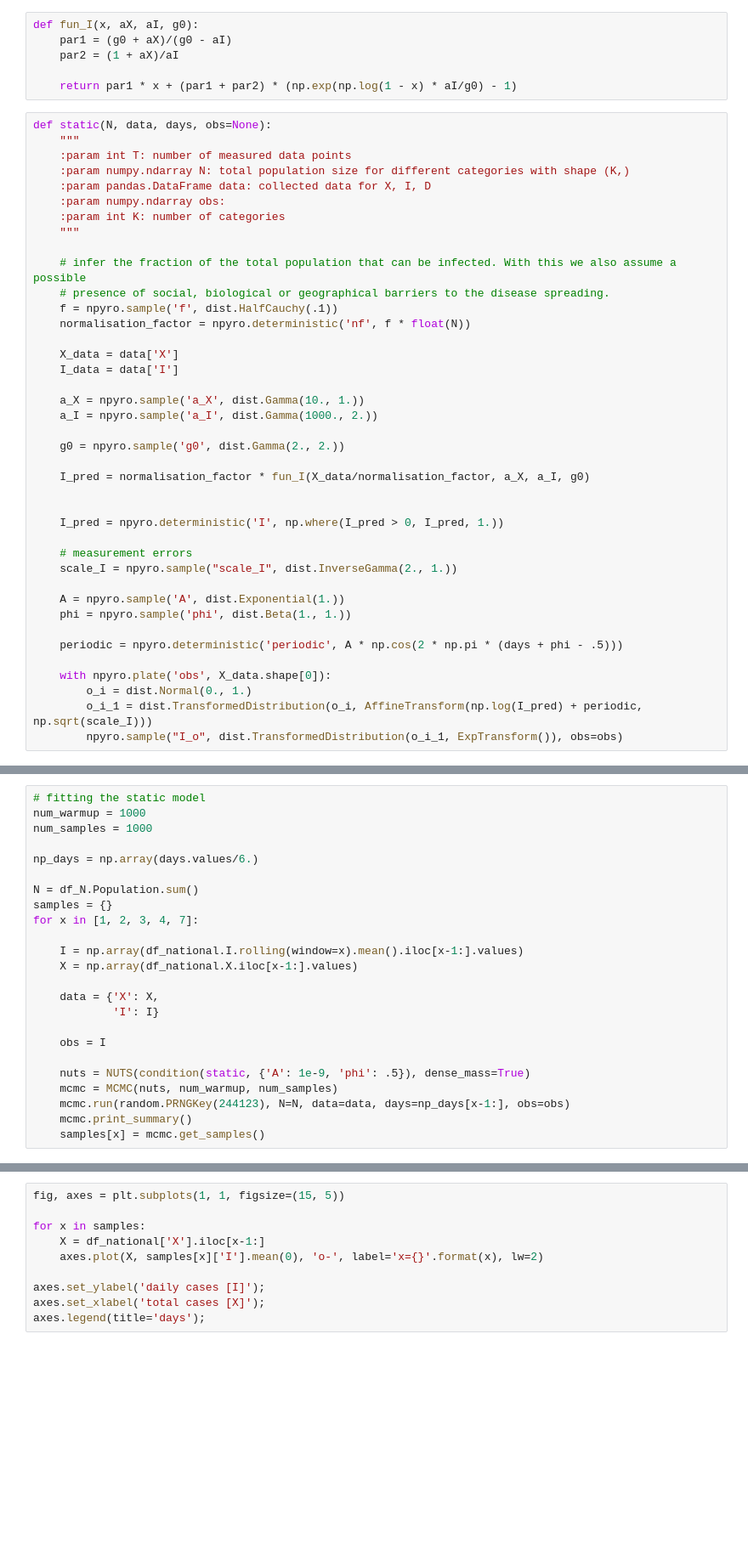
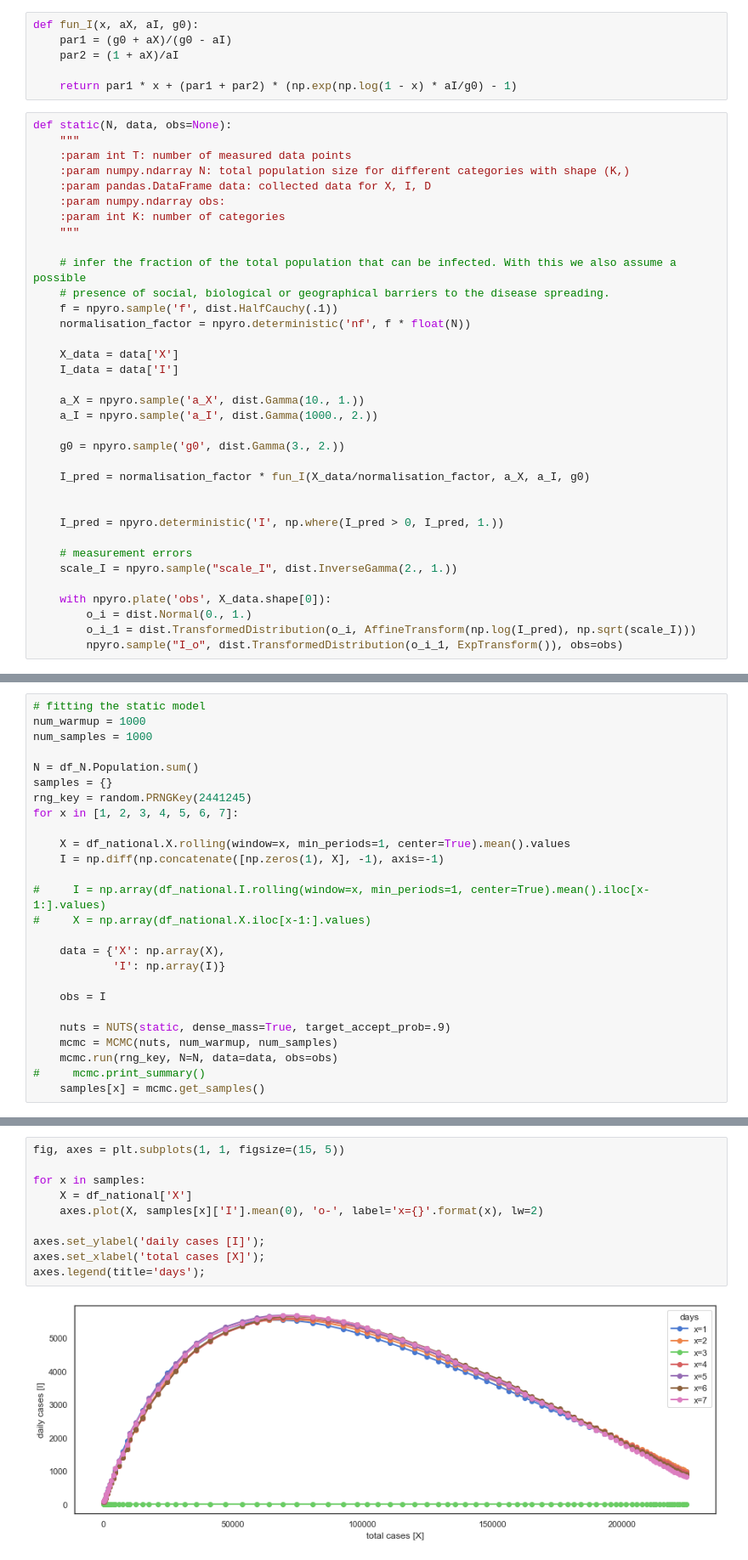
Before and after one commit to dimarkov/SIRCovid19, a Jupyter notebook: smoothing_data.ipynb, the cells around one changed output, grey strips where cells are left out. Shown at 85% size. Drawn from its saved outputs; the diff is of its cells as text; blank space fills up the shorter version.

```diff
--- a/smoothing_data.ipynb
+++ b/smoothing_data.ipynb
@@ -26,7 +26,7 @@ def fun_I(x, aX, aI, g0):
 
     return par1 * x + (par1 + par2) * (np.exp(np.log(1 - x) * aI/g0) - 1)
 # %%
-def static(N, data, days, obs=None):
+def static(N, data, obs=None):
     """
     :param int T: number of measured data points
     :param numpy.ndarray N: total population size for different categories with shape (K,)
@@ -46,7 +46,7 @@ def static(N, data, days, obs=None):
     a_X = npyro.sample('a_X', dist.Gamma(10., 1.))
     a_I = npyro.sample('a_I', dist.Gamma(1000., 2.))
 
-    g0 = npyro.sample('g0', dist.Gamma(2., 2.))
+    g0 = npyro.sample('g0', dist.Gamma(3., 2.))
 
     I_pred = normalisation_factor * fun_I(X_data/normalisation_factor, a_X, a_I, g0)
 
@@ -56,14 +56,9 @@ def static(N, data, days, obs=None):
     # measurement errors
     scale_I = npyro.sample("scale_I", dist.InverseGamma(2., 1.))
 
-    A = npyro.sample('A', dist.Exponential(1.))
-    phi = npyro.sample('phi', dist.Beta(1., 1.))
-
-    periodic = npyro.deterministic('periodic', A * np.cos(2 * np.pi * (days + phi - .5)))
-
     with npyro.plate('obs', X_data.shape[0]):
         o_i = dist.Normal(0., 1.)
-        o_i_1 = dist.TransformedDistribution(o_i, AffineTransform(np.log(I_pred) + periodic, np.sqrt(scale_I)))
+        o_i_1 = dist.TransformedDistribution(o_i, AffineTransform(np.log(I_pred), np.sqrt(scale_I)))
         npyro.sample("I_o", dist.TransformedDistribution(o_i_1, ExpTransform()), obs=obs)
 # %%
 # load information about the population in different regions
@@ -138,22 +152,24 @@ fig.savefig('smoothing.png', dpi=300)
 num_warmup = 1000
 num_samples = 1000
 
-np_days = np.array(days.values/6.)
-
 N = df_N.Population.sum()
 samples = {}
-for x in [1, 2, 3, 4, 7]:
+rng_key = random.PRNGKey(2441245)
+for x in [1, 2, 3, 4, 5, 6, 7]:
 
-    I = np.array(df_national.I.rolling(window=x).mean().iloc[x-1:].values)
-    X = np.array(df_national.X.iloc[x-1:].values)
+    X = df_national.X.rolling(window=x, min_periods=1, center=True).mean().values
+    I = np.diff(np.concatenate([np.zeros(1), X], -1), axis=-1)
 
-    data = {'X': X,
-            'I': I}
+#     I = np.array(df_national.I.rolling(window=x, min_periods=1, center=True).mean().iloc[x-1:].values)
+#     X = np.array(df_national.X.iloc[x-1:].values)
+
+    data = {'X': np.array(X),
+            'I': np.array(I)}
 
     obs = I
 
-    nuts = NUTS(condition(static, {'A': 1e-9, 'phi': .5}), dense_mass=True)
+    nuts = NUTS(static, dense_mass=True, target_accept_prob=.9)
     mcmc = MCMC(nuts, num_warmup, num_samples)
-    mcmc.run(random.PRNGKey(244123), N=N, data=data, days=np_days[x-1:], obs=obs)
-    mcmc.print_summary()
+    mcmc.run(rng_key, N=N, data=data, obs=obs)
+#     mcmc.print_summary()
     samples[x] = mcmc.get_samples()
@@ -162,10 +176,12 @@ Lockdown started in Italy on 9th of March, which corresponds to the 14th data po
 # %%
 fig, axes = plt.subplots(1, 1, figsize=(15, 5))
 
 for x in samples:
-    X = df_national['X'].iloc[x-1:]
+    X = df_national['X']
     axes.plot(X, samples[x]['I'].mean(0), 'o-', label='x={}'.format(x), lw=2)
 
 axes.set_ylabel('daily cases [I]');
 axes.set_xlabel('total cases [X]');
 axes.legend(title='days');
+# %% [output]
+[figure, added]
```
Also changed, not shown: parts of 7 cells of this notebook, 1 other file.
